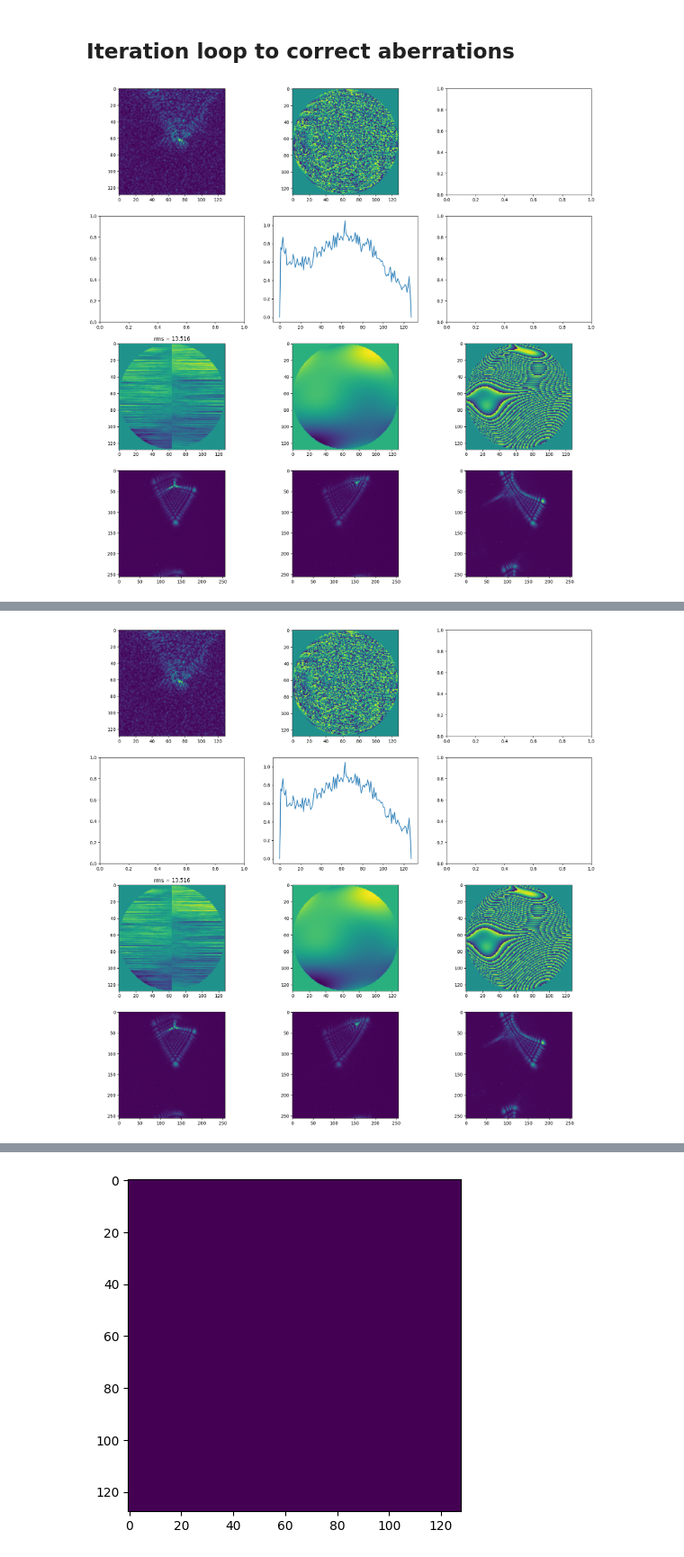
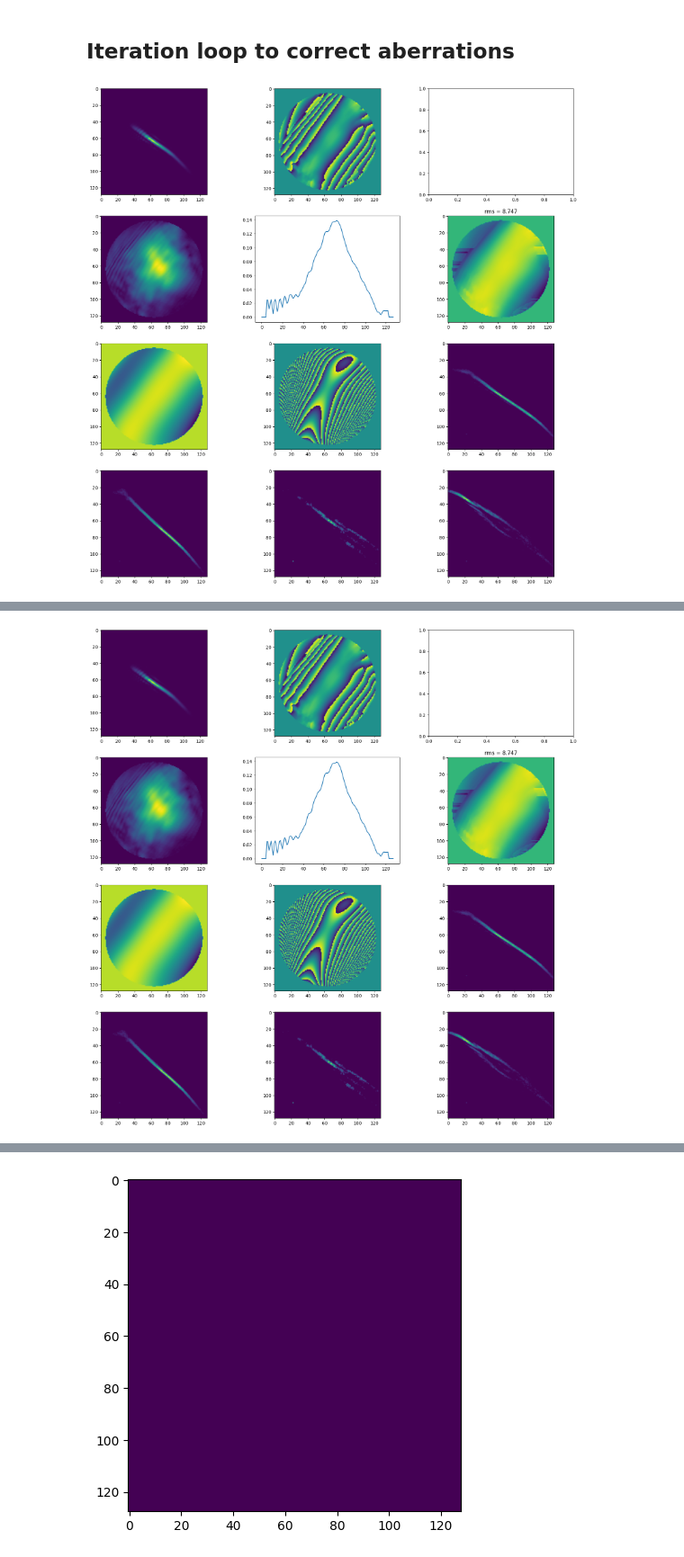
Before and after one commit to imperial-photonics/HexSimInstrument, a Jupyter notebook: R11SLM_correction_hardware.ipynb, the cells around one changed output, grey strips where cells are left out. Shown at 90% size. Saved outputs shown, nothing was run; the diff lists cells and outputs as text; code cells hidden in the pictures.

```diff
--- a/R11SLM_correction_hardware.ipynb
+++ b/R11SLM_correction_hardware.ipynb
@@ -447,7 +459,8 @@ titles = ['Guess for PSF intensity', 'Phase sum in pupil', 'Phase difference in
 Set up arrays
 # %%
 N = 128
-x, y = xp.meshgrid(xp.linspace(-1, 1, N), xp.linspace(-1, 1, N))
+MAG = 1.085
+x, y = xp.meshgrid(xp.linspace(-MAG, MAG, N), xp.linspace(-MAG, MAG, N))
 r = xp.sqrt(x ** 2 + y ** 2)
 theta = xp.arctan2(y, x)
 circ = r < 1
@@ -533,7 +554,7 @@ wavelength = 520 * nm
 f = 300 * mm
 D = 1.9 * mm  # half the distance between the two corrected orders
 p = 1 / (D / wavelength / f) / (0.0082 * mm) * 1.2
-hex_bits = [None, None, None]
+hex_bits = [None] * n_bias
 # %%
 abb = 0
 
@@ -543,14 +564,13 @@ for i in range(beams):
     Tau[i, :, :] = xSLM * xpSLM + ySLM * ypSLM + abb
 
 Psi0 = 0
-Psi[0, :, :] = Psi0
-Psi[1, :, :] = Psi0 + defocusD
-Psi[2, :, :] = Psi0 - defocusD
+for b in range(n_bias):
+    Psi[b] = Psi0 + biasD[b]
+
 G = xp.exp(1j * (Tau + Psi))  # calculate the terms needed for summation
 Phi = np.pi * (xp.real(G) < 0) * circD
-# Phi = xp.angle(G)
 
-for k in range(3):
+for k in range(n_bias):
     if xp == cp:
         img[k] = Phi[k].get()
     else:
@@ -691,7 +700,11 @@ Work out measured PSFs for the 3 applied masks
 # plt.title('Phase singularity')
 
 plt.figure(102)
-defocus = 10 * Z20
+defocus = 5 * Z20
+asti1 = 5 * Z22
+asti2 = 5 * Z2_2
+# bias = [0, defocus, -defocus]
+bias = [0, asti1, defocus, asti2]
 if xp == cp:
     plt.imshow(defocus.get())
 else:
@@ -727,7 +740,7 @@ def show_animation(k, img, title=None):
             s = axes[k].imshow(img)
         if not title is None:
             axes[k].set_title(title)
-        if k == 11:
+        if k == (7 + n_bias):
             display.clear_output(wait=True)
             display.display(axes[k].get_figure())
 #             display.display([axis.get_figure() for axis in axes])
@@ -735,27 +748,25 @@ def show_animation(k, img, title=None):
 t0 = time.time()
 nits = 1
 n = 40
-error = 0
-psfn0 = [None, None, None]
 sumc = xp.sum(circ)
+qq = [None] * n_bias
+QQ = [None] * n_bias
+
+
 
 while nits < 501:
-    q1 = xp.fft.fftshift(xp.fft.fft2(Q, (2 * N, 2*N)))
-    q2 = xp.fft.fftshift(xp.fft.fft2(Q * xp.exp(1j * defocus), (2*N, 2*N)))
-    q3 = xp.fft.fftshift(xp.fft.fft2(Q * xp.exp(1j * (-defocus)), (2*N, 2*N)))
-    q1s = q1[int(1*N/2-1):int(3*N/2), int(1*N/2-1):int(3*N/2)]
+    for ii in range(n_bias):
+        qq[ii] = xp.fft.fftshift(xp.fft.fft2(Q * xp.exp(1j * bias[ii]), (2 * N, 2 * N)))
+    q1s = qq[0][int(1*N/2-1):int(3*N/2), int(1*N/2-1):int(3*N/2)]
 
     if xp.mod(nits, n) == 0:
         show_animation(0, abs(q1s) ** 2)
 
-    Q1 = xp.fft.ifft2(xp.fft.fftshift(xp.sqrt(psfi[0]) * xp.exp(1j * xp.angle(q1))))
-    Q1[:N, :N] = Q1[:N, :N] * circ
-    Q2 = xp.fft.ifft2(xp.fft.fftshift(xp.sqrt(psfi[1]) * xp.exp(1j * xp.angle(q2))))
-    Q2[:N, :N] = Q2[:N, :N] * circ * xp.exp(-1j * defocus)
-    Q3 = xp.fft.ifft2(xp.fft.fftshift(xp.sqrt(psfi[2]) * xp.exp(1j * xp.angle(q3))))
-    Q3[:N, :N] = Q3[:N, :N] * circ * xp.exp(1j * defocus)
-
-    Q = Q1[:N, :N] + Q2[:N, :N] + Q3[:N, :N]
+    Q = 0
+    for i in range(n_bias):
+        QQ[i] = xp.fft.ifft2(xp.fft.fftshift(xp.sqrt(psfi[i]) * xp.exp(1j * xp.angle(qq[i]))))
+        QQ[i][:N, :N] = QQ[i][:N, :N] * circ * xp.exp(-1j * bias[i])
+        Q = Q + QQ[i][:N, :N]
 
     if xp.mod(nits, n) == 0:
         show_animation(1,xp.angle(Q))
@@ -770,7 +781,7 @@ while nits < 501:
 #         show_animation(2, diff)
 
 #         show_animation(3, xp.sqrt(abs(Q)))
-#         show_animation(3, abs(Q))
+        show_animation(3, abs(Q))
 
         if show_ani:
             axes[4].clear()
@@ -807,7 +818,7 @@ while nits < 501:
         piston = xp.sum(diff * circ)/sumc
         diff = (diff-piston) * circ
         rms = xp.sqrt(xp.sum(diff ** 2) / sumc)
-        show_animation(6, diff, f'rms = {rms:.3f}')
+        show_animation(5, diff, f'rms = {rms:.3f}')
     #         plt.text(0, -10, 'nits=%d , rms=%f, rmswaves=%f' % (nits, rms, rms / 2 / xp.pi))
 
         Qc = q
@@ -819,54 +830,58 @@ while nits < 501:
             Qd = Qd + xp.sum(Qc * i) * i
         Qd=Qd/normval
 
-        fac = 2
+        fac = 1
         Q = abs(Q) * xp.exp(1j * Qd * (1-1 / fac))
         # Q = abs(Q).*exp(1i*Qd)
-        show_animation(7, Qd)
+        show_animation(6, Qd)
     # %         def = 0.9 * def;
 
         cumphase = cumphase + Qd / fac
-        show_animation(8, xp.angle(xp.exp(1j * cumphase)))
+        show_animation(7, xp.angle(xp.exp(1j * cumphase)))
 
 
         if xp == cp:
-            abb = cpndimage.zoom(cumphase, int(slm.xpix / N), order=0)
+            abb = cpndimage.zoom(cumphase, int(MAG * slm.xpix / N), order=0)
         else:
-            abb = scipy.ndimage.zoom(cumphase, int(slm.xpix / N), order=0)
+            abb = scipy.ndimage.zoom(cumphase, int(MAG * slm.xpix / N), order=0)
 
-        cumphase_interleaved = abb[xp.array(slm.xv, dtype=int), xp.array(slm.yv, dtype=int)]
+        slm_offs = (abb.shape[0] - 2048) // 2
+        slm_abb = abb[slm_offs:slm_offs + 2048, slm_offs:slm_offs + 2048]
+        cumphase_interleaved = slm_abb[2048 - xp.array(slm.xv, dtype=int), xp.array(slm.yv, dtype=int)]
 
         for i in range(beams):
             Tau[i, :, :] = xSLM * xpSLM + ySLM * ypSLM - cumphase_interleaved
         G = xp.exp(1j * (Tau + Psi))  # calculate the terms needed for summation
         Phi = np.pi * (xp.real(G) < 0) * circD
 
-        for k in range(3):
+        for k in range(n_bias):
             if xp == cp:
                 img[k] = Phi[k].get()
             else:
                 img[k] = Phi[k]
             hex_bits[k] = np.packbits(img[k].astype('int'), bitorder='little')
             timestamp = time.strftime("%y%m%d_%H%M%S", time.localtime())
 
         har.updateBp(hex_bits, f'iter{nits}_{timestamp}')
 
 
-        for i in range(3):
+        for i in range(n_bias):
             slm.setRO(i)
             psfm[i] = cam.snap()
+            psfm[i] = (psfm[i] - bg) * (psfm[i] > bg)
+
 #             slm.deactivate()
 #             if slm.getState() == 0x54 or slm.getState() == 0x56:
 #                 slm.deactivate()
 #             bg[i] = cam.snap()
 #             psfm[i] = cp.array(psfm[i] - bg[i])
             psfm[i] = cp.array(psfm[i])
             psfi[i] = psfm[i] + 0j
-            show_animation(9+i,psfm[i])
+            show_animation(8+i,psfm[i][int(N / 2 - 1):int(3 * N / 2 - 1), int(N / 2 - 1):int(3 * N / 2 - 1)])
 #         slm.activate()
 
     nits = nits + 1
 
 print(f'Elapsed time: {time.time() - t0}s')
 # %% [output]
-[figure, old version]
+[figure, new version]
@@ -874 +889 @@ Elapsed time: 261.8532555103302s
-[figure, old version]
+[figure, new version]
```
Also changed, not shown: parts of 23 cells of this notebook, 1 other file.
